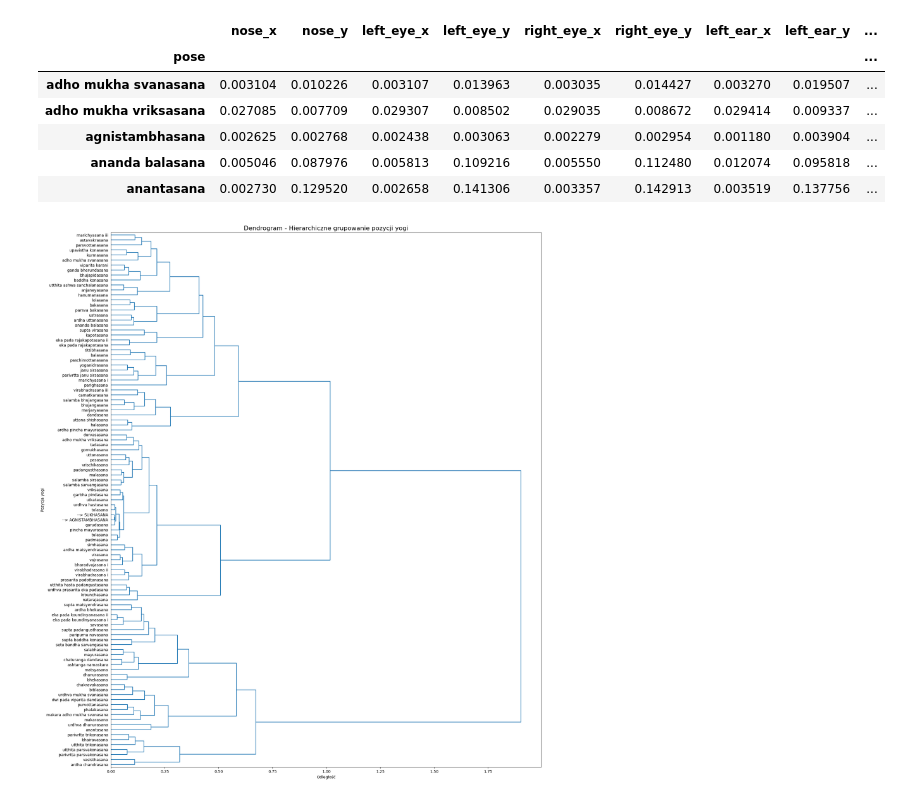
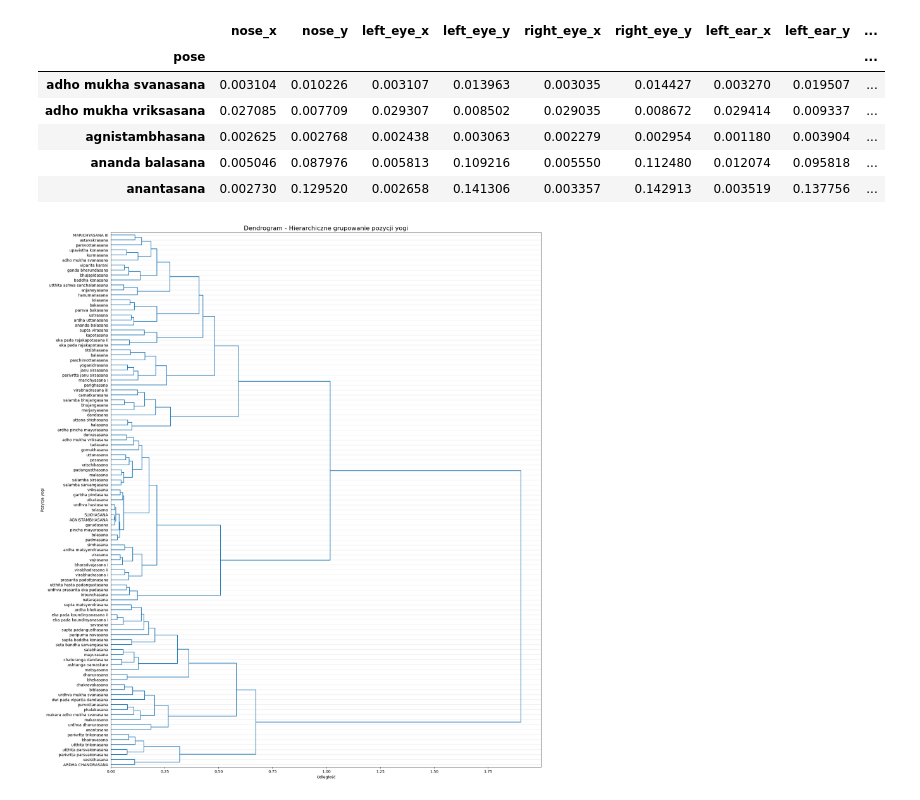
Before and after one commit to jamnicki/yoga-pose-ensemble-clf, a Jupyter notebook: 04_similarity_analysis.ipynb, the cells around one changed output. Cells and saved outputs as stored; diff of their text form; code cells hidden in the pictures.

```diff
--- a/04_similarity_analysis.ipynb
+++ b/04_similarity_analysis.ipynb
@@ -26,24 +28,27 @@ pose_var_df.head()
 | ananda balasana | 0.005046 | 0.087976 | 0.005813 | 0.109216 | 0.005550 | 0.112480 | 0.012074 | 0.095818 | ... |
 | anantasana | 0.002730 | 0.129520 | 0.002658 | 0.141306 | 0.003357 | 0.142913 | 0.003519 | 0.137756 | ... |
 # %%
+comp_poses = ['agnistambhasana', 'sukhasana', 'marichyasana iii', 'ardha chandrasana']
+
 plt.figure(figsize=(20, 25))
 sch.dendrogram(sch.linkage(pose_var_df.values, method='ward'),
     labels=[
-        "--> " + label.upper()
-        if label in ['agnistambhasana', 'sukhasana'] else label
+        label.upper()
+        if label in comp_poses else label
         for label in pose_var_df.index
     ],
     orientation='right',
     color_threshold=0
 )
 
 plt.title('Dendrogram - Hierarchiczne grupowanie pozycji yogi', fontsize=16)
 plt.xlabel('Odległość')
 plt.ylabel('Pozycja yogi')
 plt.yticks(fontsize=10)
+plt.grid(axis='y', alpha=0.3)
 plt.show()
 # %% [output]
-[figure, old version]
+[figure, new version]
 # %% [markdown]
 ## Pozycje nabliższe sobie względem wariancji położenia
 
```
Also changed, not shown: parts of 2 cells of this notebook, 6 other files.
